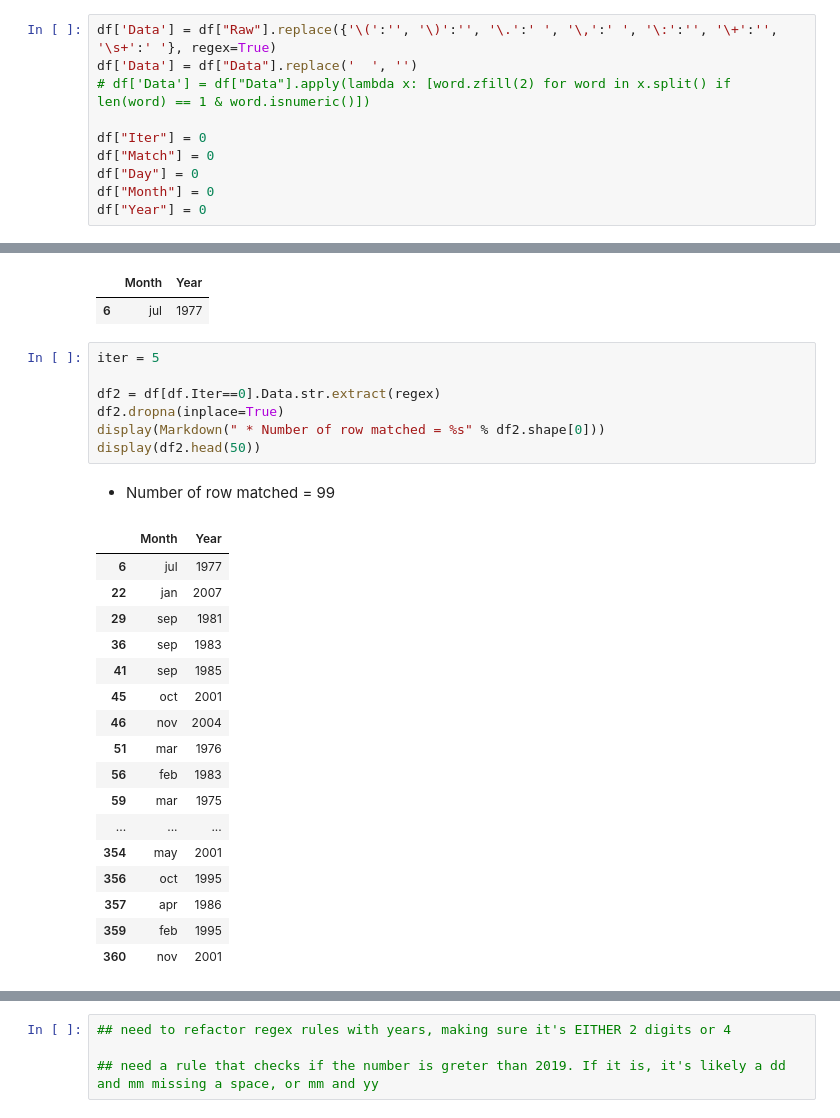
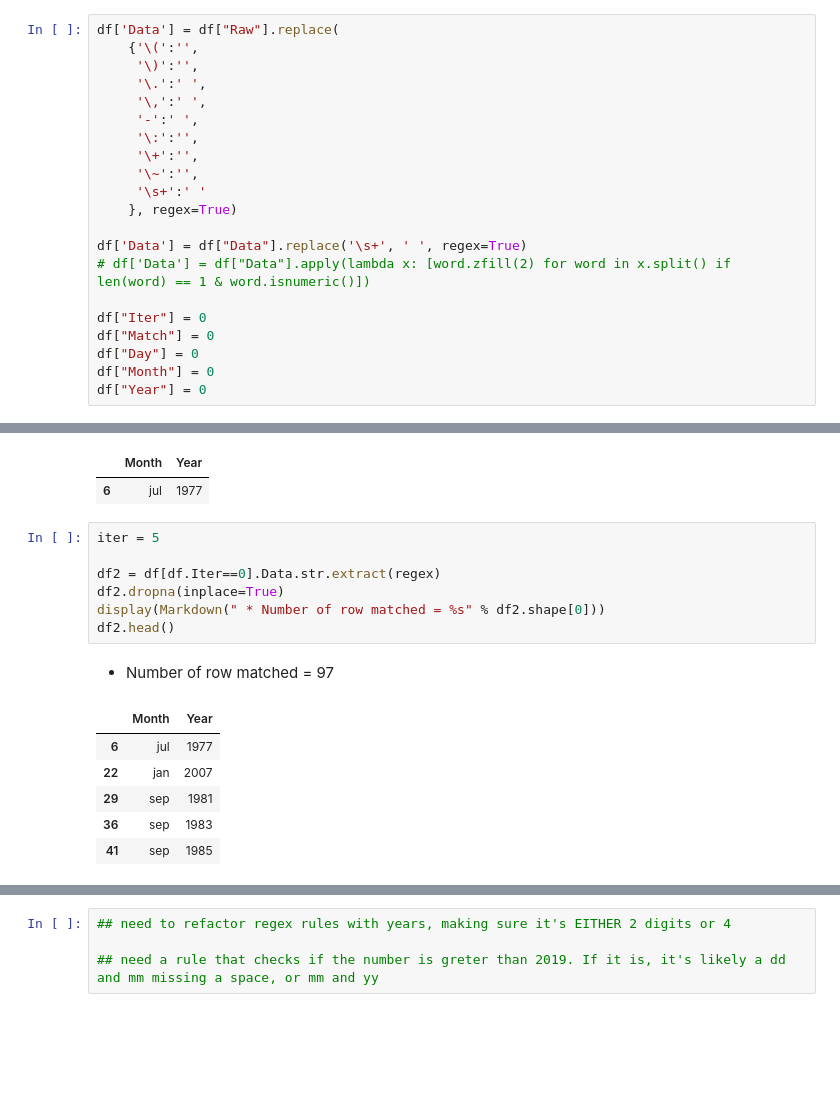
Before and after one commit to luke-foxed/Date-Mining, a Jupyter notebook: 01-Model.ipynb, the cells around one changed output, grey strips where cells are left out. Drawn from its saved outputs; the diff is of its cells as text; blank space fills up the shorter version.

Commit message:
More regex rules, more work needed

```diff
--- a/01-Model.ipynb
+++ b/01-Model.ipynb
@@ -65,8 +65,19 @@ As a result of this step, the dataframe will have columns
 # %% [markdown]
 ### 1. Removing uneeded characters
 # %%
-df['Data'] = df["Raw"].replace({'\(':'', '\)':'', '\.':' ', '\,':' ', '\:':'', '\+':'', '\s+':' '}, regex=True)
-df['Data'] = df["Data"].replace('  ', '')
+df['Data'] = df["Raw"].replace(
+    {'\(':'',
+     '\)':'',
+     '\.':' ',
+     '\,':' ',
+     '-':' ',
+     '\:':'',
+     '\+':'',
+     '\~':'',
+     '\s+':' '
+    }, regex=True)
+
+df['Data'] = df["Data"].replace('\s+', ' ', regex=True)
 # df['Data'] = df["Data"].apply(lambda x: [word.zfill(2) for word in x.split() if len(word) == 1 & word.isnumeric()])
 
 df["Iter"] = 0
@@ -427,26 +438,15 @@ Name: Data, dtype: object
 # %%
 iter = 5
 
 df2 = df[df.Iter==0].Data.str.extract(regex)
 df2.dropna(inplace=True)
 display(Markdown(" * Number of row matched = %s" % df2.shape[0]))
-display(df2.head(50))
+df2.head()
 # %% [output]
- * Number of row matched = 99
+ * Number of row matched = 97
 |  | Month | Year |
 | 6 | jul | 1977 |
 | 22 | jan | 2007 |
 | 29 | sep | 1981 |
 | 36 | sep | 1983 |
 | 41 | sep | 1985 |
-| 45 | oct | 2001 |
-| 46 | nov | 2004 |
-| 51 | mar | 1976 |
-| 56 | feb | 1983 |
-| 59 | mar | 1975 |
-| ... | ... | ... |
-| 354 | may | 2001 |
-| 356 | oct | 1995 |
-| 357 | apr | 1986 |
-| 359 | feb | 1995 |
-| 360 | nov | 2001 |
```
Also changed, not shown: parts of 25 cells of this notebook, 2 other files.
